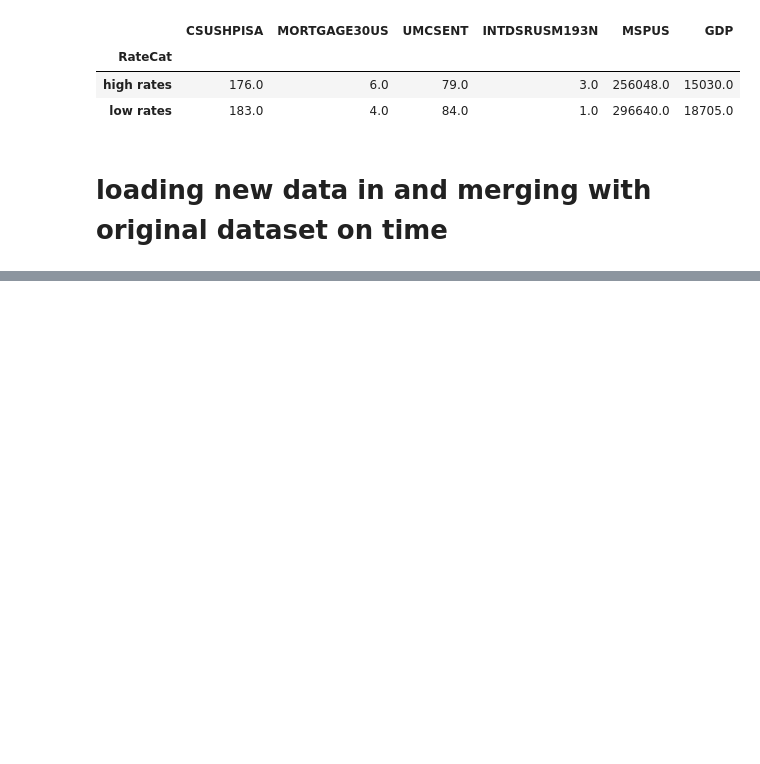
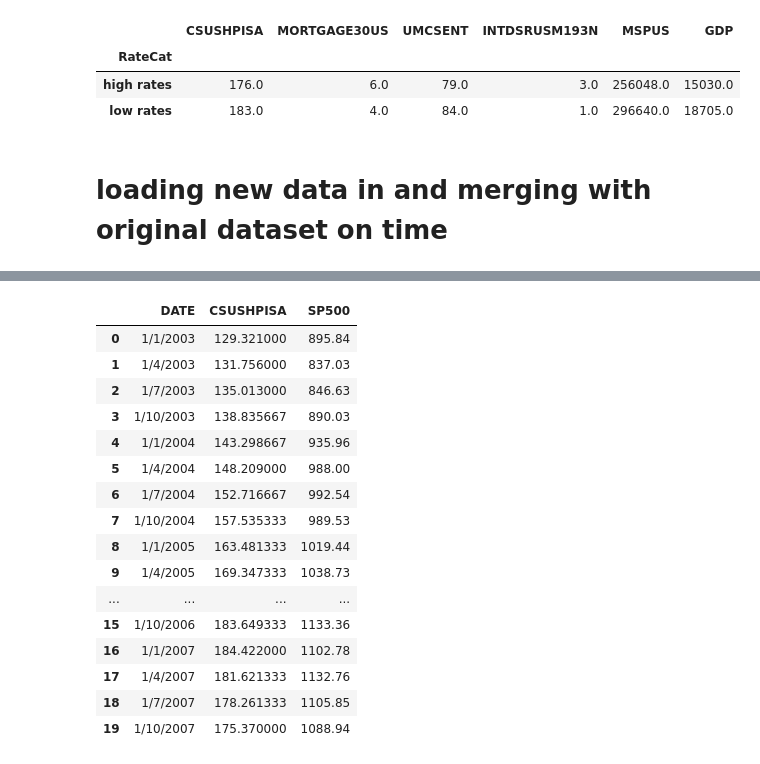
Before and after one commit to jmccahill5/datman, a Jupyter notebook: PS3.ipynb, the cells around one changed output, grey strips where cells are left out. Saved outputs shown, nothing was run; the diff lists cells and outputs as text; code cells hidden in the pictures; blank space fills up the shorter version.

```diff
--- a/PS3.ipynb
+++ b/PS3.ipynb
@@ -170,0 +179,22 @@ mergedOuter2
+# %%
+selected_data = mergedOuter2[['DATE','CSUSHPISA', 'SP500']]
+# %%
+selected_data.head(20)
+# %% [output]
+|  | DATE | CSUSHPISA | SP500 |
+| 0 | 1/1/2003 | 129.321000 | 895.84 |
+| 1 | 1/4/2003 | 131.756000 | 837.03 |
+| 2 | 1/7/2003 | 135.013000 | 846.63 |
+| 3 | 1/10/2003 | 138.835667 | 890.03 |
+| 4 | 1/1/2004 | 143.298667 | 935.96 |
+| 5 | 1/4/2004 | 148.209000 | 988.00 |
+| 6 | 1/7/2004 | 152.716667 | 992.54 |
+| 7 | 1/10/2004 | 157.535333 | 989.53 |
+| 8 | 1/1/2005 | 163.481333 | 1019.44 |
+| 9 | 1/4/2005 | 169.347333 | 1038.73 |
+| ... | ... | ... | ... |
+| 15 | 1/10/2006 | 183.649333 | 1133.36 |
+| 16 | 1/1/2007 | 184.422000 | 1102.78 |
+| 17 | 1/4/2007 | 181.621333 | 1132.76 |
+| 18 | 1/7/2007 | 178.261333 | 1105.85 |
+| 19 | 1/10/2007 | 175.370000 | 1088.94 |
```
Also changed, not shown: parts of 23 cells of this notebook.
